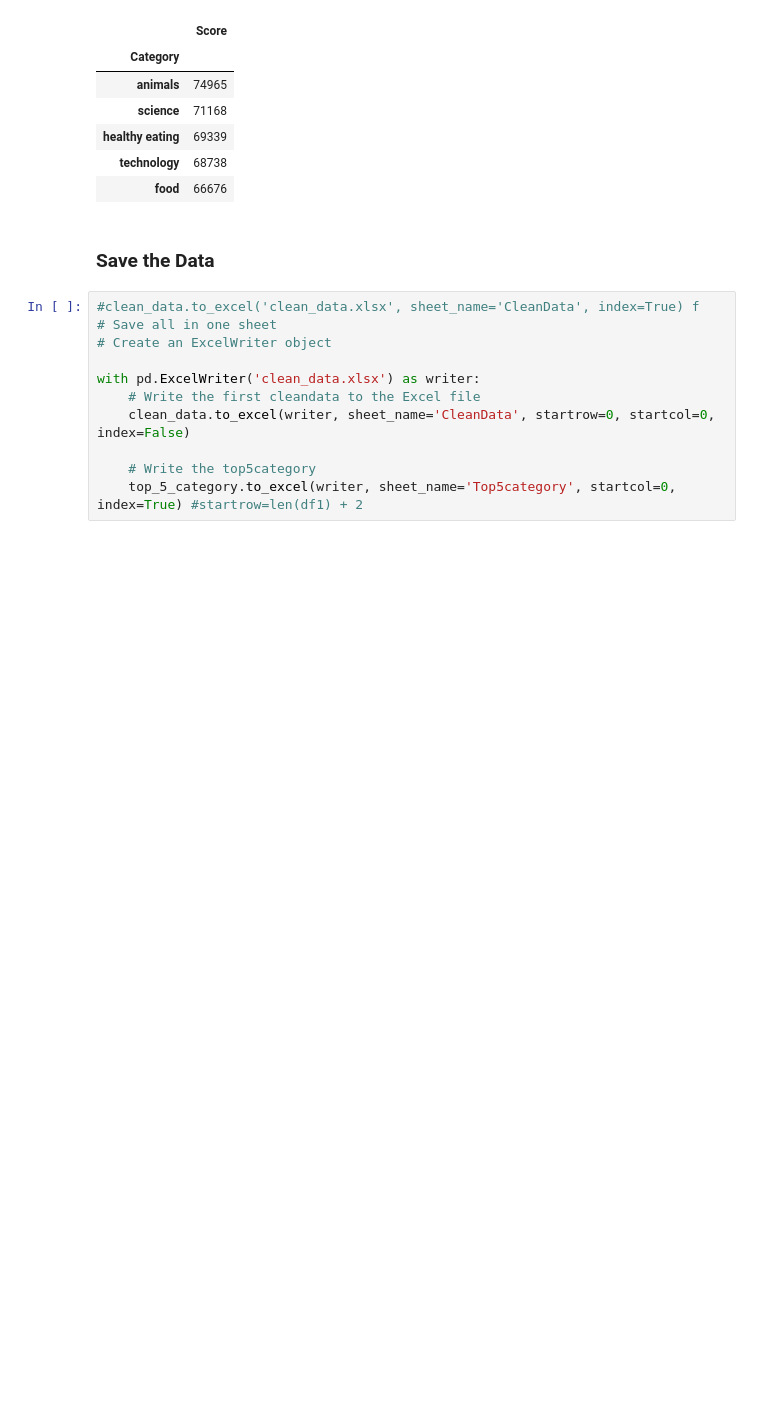
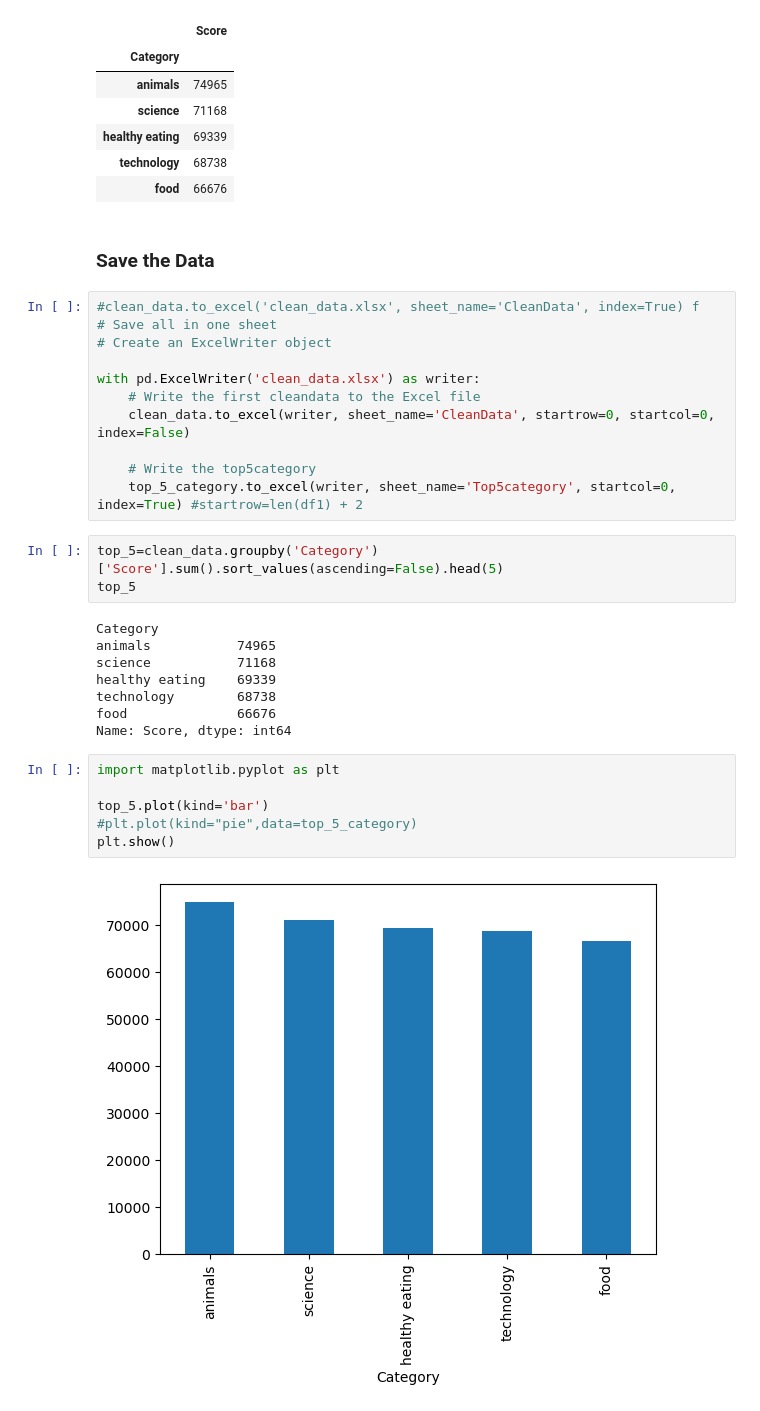
Before and after one commit to Daviedavie100/accenture_project, a Jupyter notebook: cleaning_project.ipynb, the cells around one changed output. Cells and saved outputs as stored; diff of their text form; blank space fills up the shorter version.

```diff
--- a/cleaning_project.ipynb
+++ b/cleaning_project.ipynb
@@ -300,3 +300,22 @@ with pd.ExcelWriter('clean_data.xlsx') as writer:
 
     # Write the top5category
     top_5_category.to_excel(writer, sheet_name='Top5category', startcol=0, index=True) #startrow=len(df1) + 2
+# %%
+top_5=clean_data.groupby('Category')['Score'].sum().sort_values(ascending=False).head(5)
+top_5
+# %% [output]
+Category
+animals           74965
+science           71168
+healthy eating    69339
+technology        68738
+food              66676
+Name: Score, dtype: int64
+# %%
+import matplotlib.pyplot as plt
+
+top_5.plot(kind='bar')
+#plt.plot(kind="pie",data=top_5_category)
+plt.show()
+# %% [output]
+[figure, added]
```
